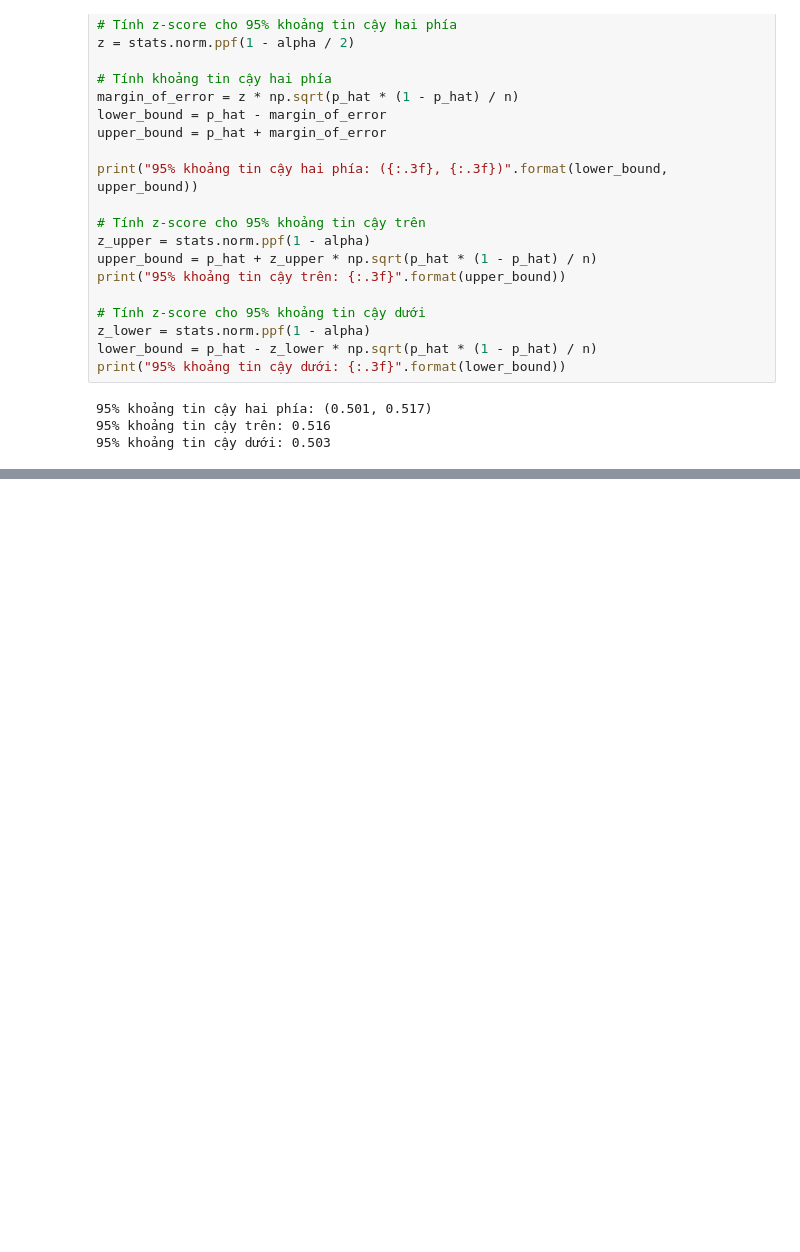
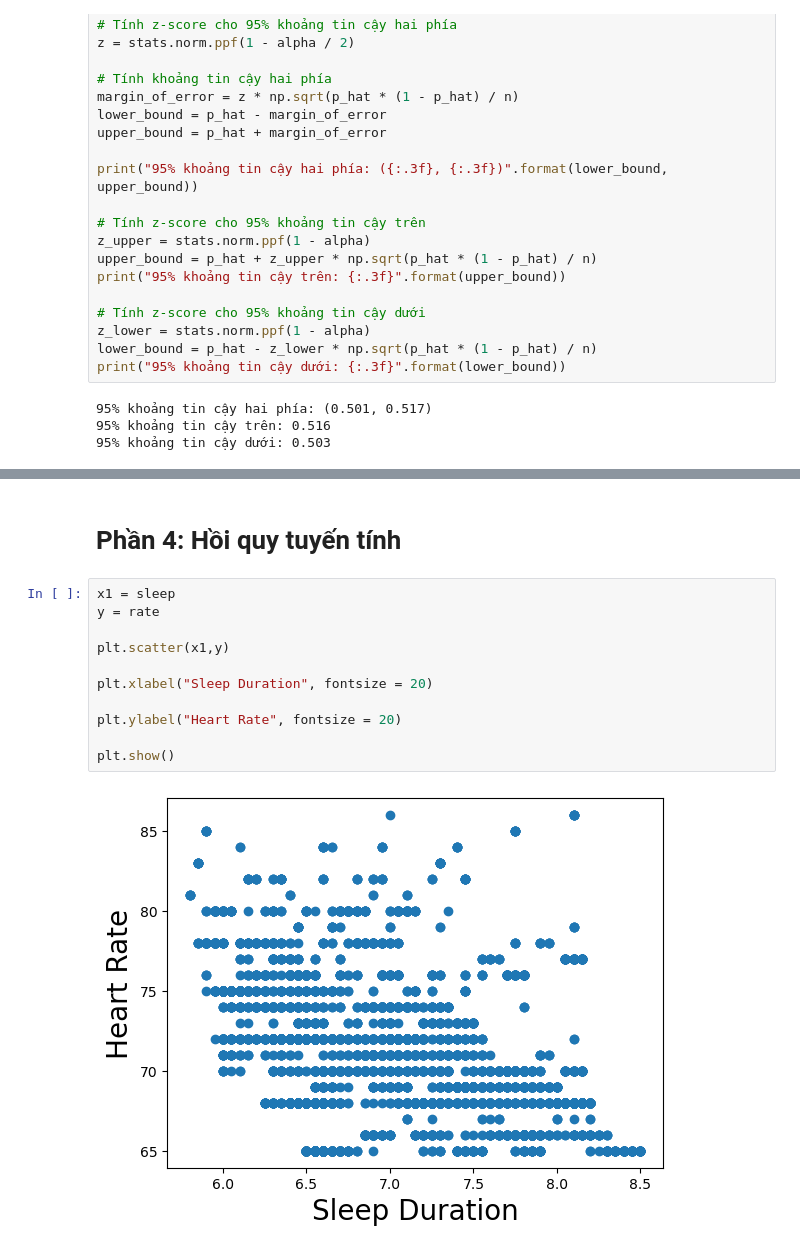
Before and after one commit to Cuongtran241004/mas291_applied_statistic, a Jupyter notebook: project_mas291.ipynb, the cells around one changed output, grey strips where cells are left out. Saved outputs shown, nothing was run; the diff lists cells and outputs as text; blank space fills up the shorter version.

```diff
--- a/project_mas291.ipynb
+++ b/project_mas291.ipynb
@@ -476,0 +552,15 @@ p_value = 0.0000014
+# %% [markdown]
+# Phần 4: Hồi quy tuyến tính
+# %%
+x1 = sleep
+y = rate
+
+plt.scatter(x1,y)
+
+plt.xlabel("Sleep Duration", fontsize = 20)
+
+plt.ylabel("Heart Rate", fontsize = 20)
+
+plt.show()
+# %% [output]
+[figure, added]
```
Also changed, not shown: parts of 39 cells of this notebook.
